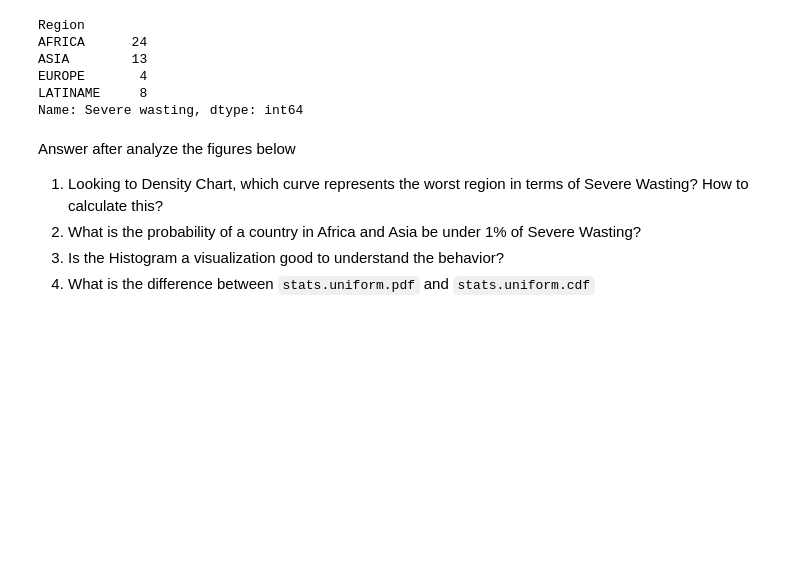
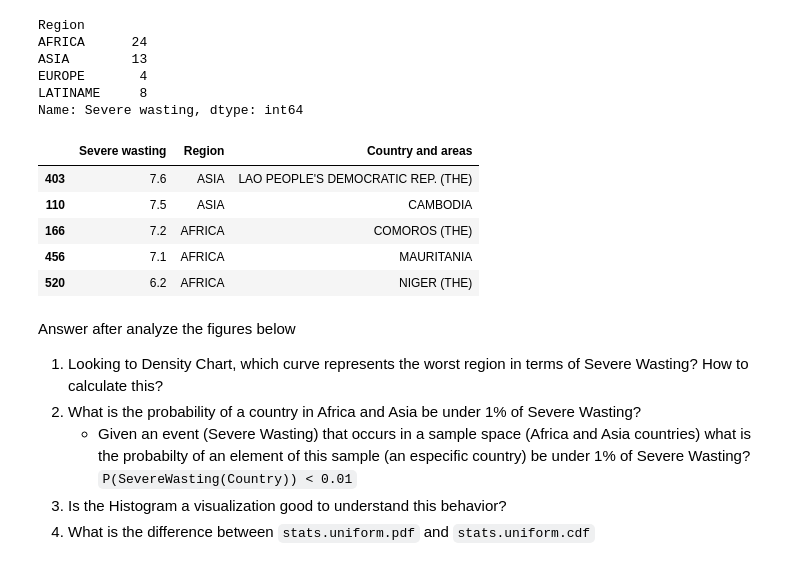
Before and after one commit to menubie/studies, a Jupyter notebook: distributions/distributions_exercises.ipynb, the cells around one changed output. Saved outputs shown, nothing was run; the diff lists cells and outputs as text; code cells hidden in the pictures; blank space fills up the shorter version.

```diff
--- a/distributions/distributions_exercises.ipynb
+++ b/distributions/distributions_exercises.ipynb
@@ -37,10 +37,21 @@ ASIA        13
 EUROPE       4
 LATINAME     8
 Name: Severe wasting, dtype: int64
+# %%
+d1c[(d1c.Region.isin(['AFRICA', 'ASIA']))&(d1c.Year == 2000)][['Severe wasting', 'Region', 'Country and areas']]\
+    .sort_values(by='Severe wasting', ascending=False).head()
+# %% [output]
+|  | Severe wasting | Region | Country and areas |
+| 403 | 7.6 | ASIA | LAO PEOPLE'S DEMOCRATIC REP. (THE) |
+| 110 | 7.5 | ASIA | CAMBODIA |
+| 166 | 7.2 | AFRICA | COMOROS (THE) |
+| 456 | 7.1 | AFRICA | MAURITANIA |
+| 520 | 6.2 | AFRICA | NIGER (THE) |
 # %% [markdown]
 Answer after analyze the figures below
 1. Looking to Density Chart, which curve represents the worst region in terms of Severe Wasting? How to calculate this?
 1. What is the probability of a country in Africa and Asia be under 1% of Severe Wasting?
-1. Is the Histogram a visualization good to understand the behavior?
+    * Given an event (Severe Wasting) that occurs in a sample space (Africa and Asia countries) what is the probabilty of an element of this sample (an especific country) be under 1% of Severe Wasting? `P(SevereWasting(Country)) < 0.01`
+1. Is the Histogram a visualization good to understand this behavior?
 1. What is the difference between `stats.uniform.pdf` and `stats.uniform.cdf`
 # %%
```
Also changed, not shown: parts of 8 cells of this notebook, 2 other files.
